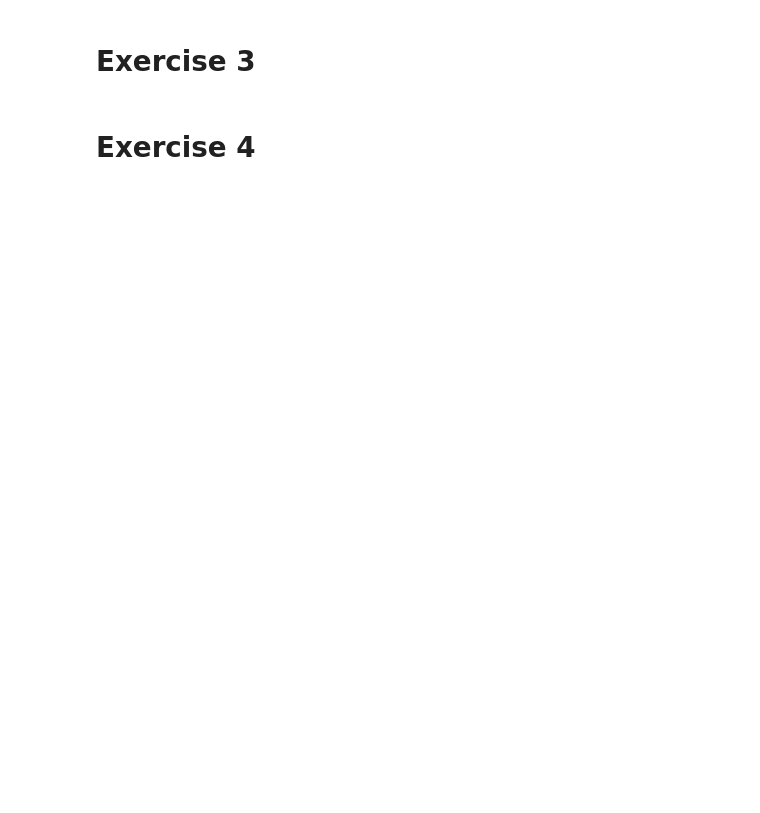
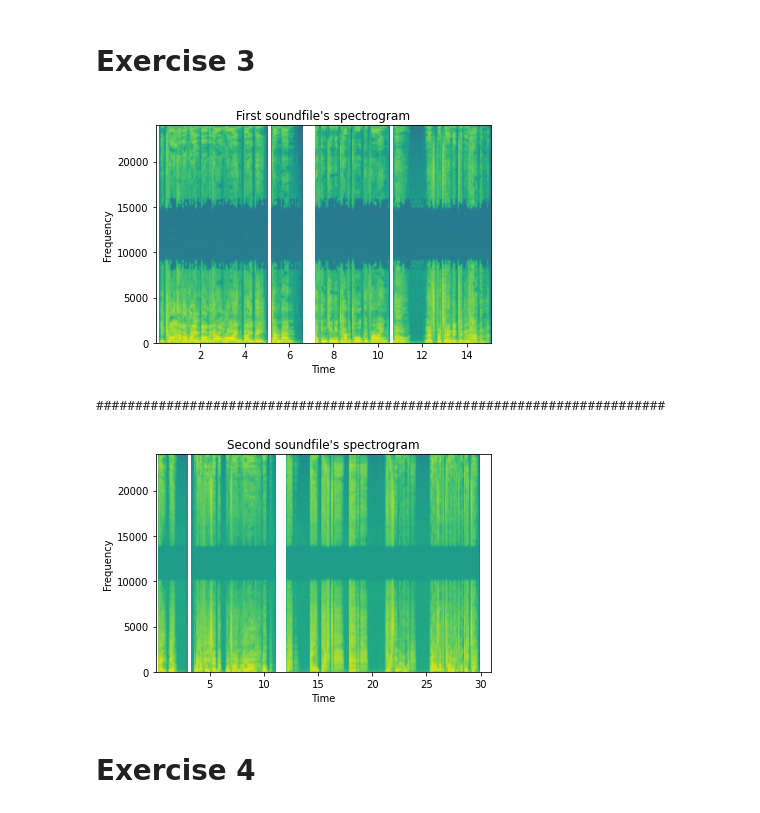
Before and after one commit to konderal333/-nkutfel, a Jupyter notebook: DeepLearning_házi/DL_HF1.ipynb, the cells around one changed output. Drawn from its saved outputs; the diff is of its cells as text; code cells hidden in the pictures; blank space fills up the shorter version.

```diff
--- a/DeepLearning_házi/DL_HF1.ipynb
+++ b/DeepLearning_házi/DL_HF1.ipynb
@@ -196,4 +285,30 @@ After scaling:
 # %% [markdown]
 # Exercise 3
+# %%
+from scipy.io import wavfile
+
+samplingFrequency1, signalData1 = wavfile.read('sounds/sound1.wav')                           # reading the .wav file
+
+
+plt.title("First soundfile's spectrogram")
+Pxx, freqs, bins, im = plt.specgram(signalData1.flatten() , Fs=samplingFrequency1, NFFT=512)  # using matplotlib's specific function
+plt.xlabel('Time')                                                                            # NFFT is usually a power of 2
+plt.ylabel('Frequency')
+plt.show()
+
+print("#########################################################################")
+
+samplingFrequency2, signalData2 = wavfile.read('sounds/sound2.wav')                            # reading the .wav file
+
+
+plt.title("Second soundfile's spectrogram")
+Pxx, freqs, bins, im = plt.specgram(signalData2.flatten() , Fs=samplingFrequency2, NFFT=512)    # using matplotlib's specific function
+plt.xlabel('Time')
+plt.ylabel('Frequency')
+plt.show()
+# %% [output]
+[figure, added]
+#########################################################################
+[figure, added]
 # %% [markdown]
 # Exercise 4
```
Also changed, not shown: parts of 5 cells of this notebook, 7 other files.
